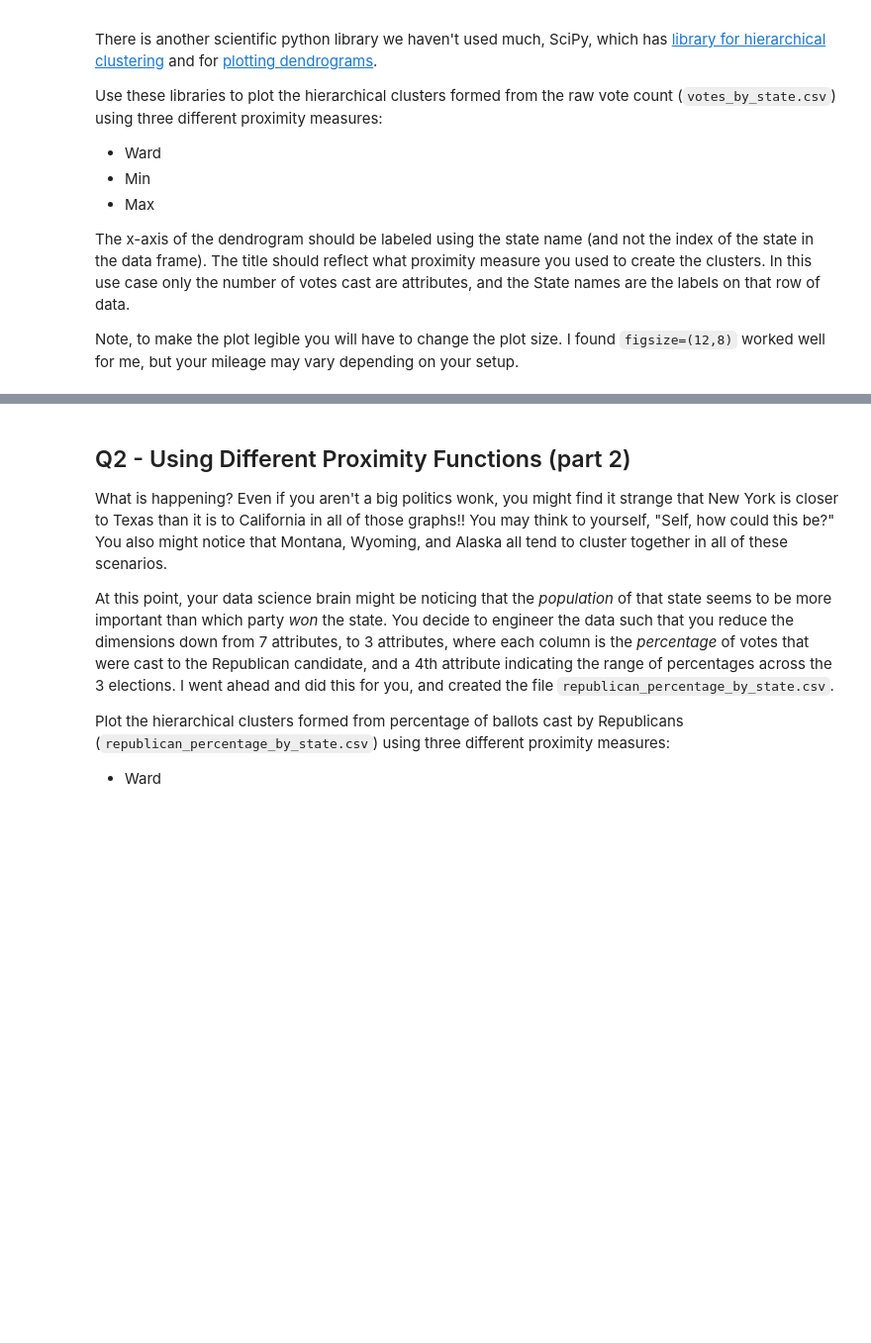
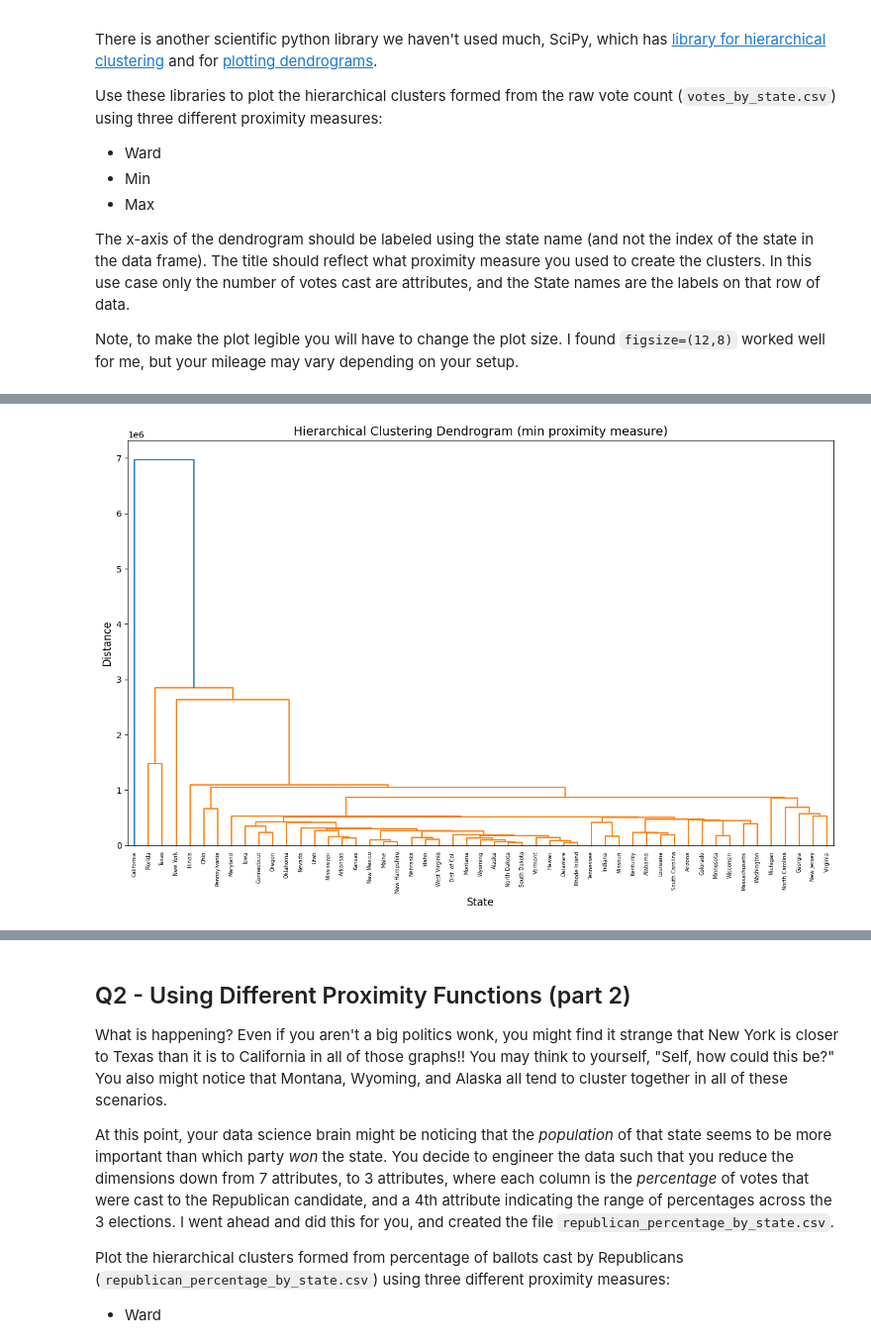
Before and after one commit to leiandas/CS329E-Assignments, a Jupyter notebook: Assignment 11/CS329E_HW11.ipynb, the cells around one changed output, grey strips where cells are left out. Shown at 99% size. Cells and saved outputs as stored; diff of their text form; code cells hidden in the pictures; blank space fills up the shorter version.

```diff
--- a/Assignment 11/CS329E_HW11.ipynb
+++ b/Assignment 11/CS329E_HW11.ipynb
@@ -68,0 +83,13 @@ df_X = df_X.drop(columns=['State'])
+# %%
+# Plot the dendrogram for the min proximity measure
+Y = pdist(df_X)
+clusters_min = linkage(Y, method='single')
+
+plt.figure(figsize=(12,8))
+dendrogram(clusters_min, labels=s_states.values, leaf_rotation=90)
+plt.title('Hierarchical Clustering Dendrogram (min proximity measure)', fontsize=14)
+plt.ylabel('Distance', fontsize=12)
+plt.xlabel('State', fontsize=12)
+plt.tight_layout()
+# %% [output]
+[figure, added]
```
Also changed, not shown: parts of 13 cells of this notebook.
